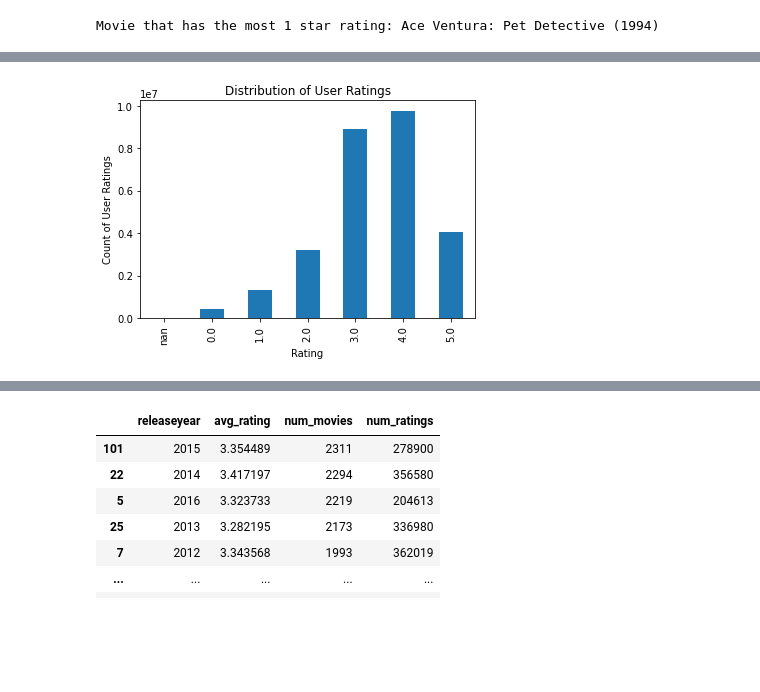
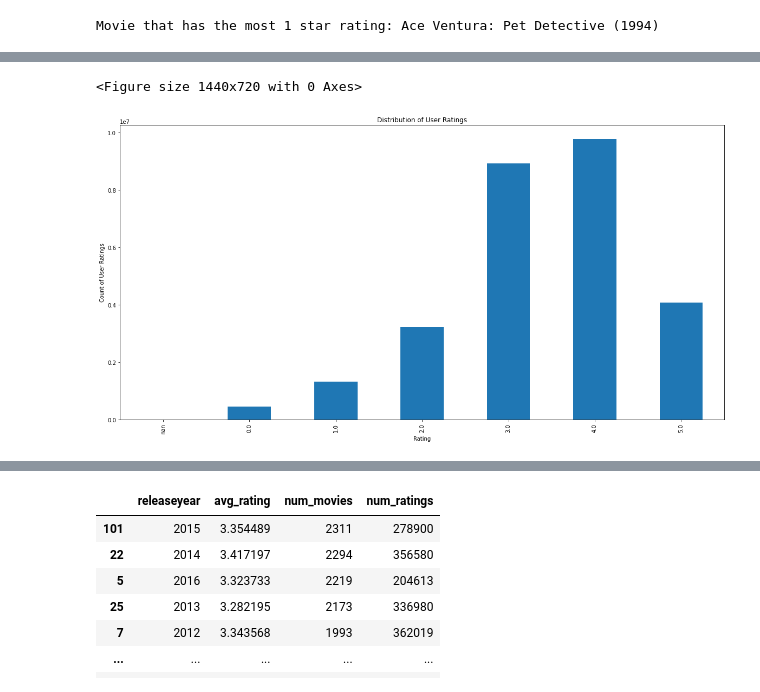
Before and after one commit to PatrickEspino/MovieRecommender, a Jupyter notebook: MovieRecommender.ipynb, the cells around one changed output, grey strips where cells are left out. Cells and saved outputs as stored; diff of their text form; code cells hidden in the pictures; blank space fills up the shorter version.

```diff
--- a/MovieRecommender.ipynb
+++ b/MovieRecommender.ipynb
@@ -272,10 +436,10 @@ import matplotlib.pyplot as plt
 # %%
-ratings_hist = (movielens.groupBy(col('rating')).count().sort(col('rating').asc())).toPandas()
-ratings_hist.plot.bar('rating', 'count')
+ratings_hist.plot.bar('rating', 'count', figsize=(20,10))
 plt.title('Distribution of User Ratings')
 plt.xlabel('Rating')
 plt.ylabel('Count of User Ratings')
 plt.legend().remove()
 plt.show()
 # %% [output]
+<Figure size 1440x720 with 0 Axes>
-[figure, old version]
+[figure, new version]
```
Also changed, not shown: parts of 53 cells of this notebook.
